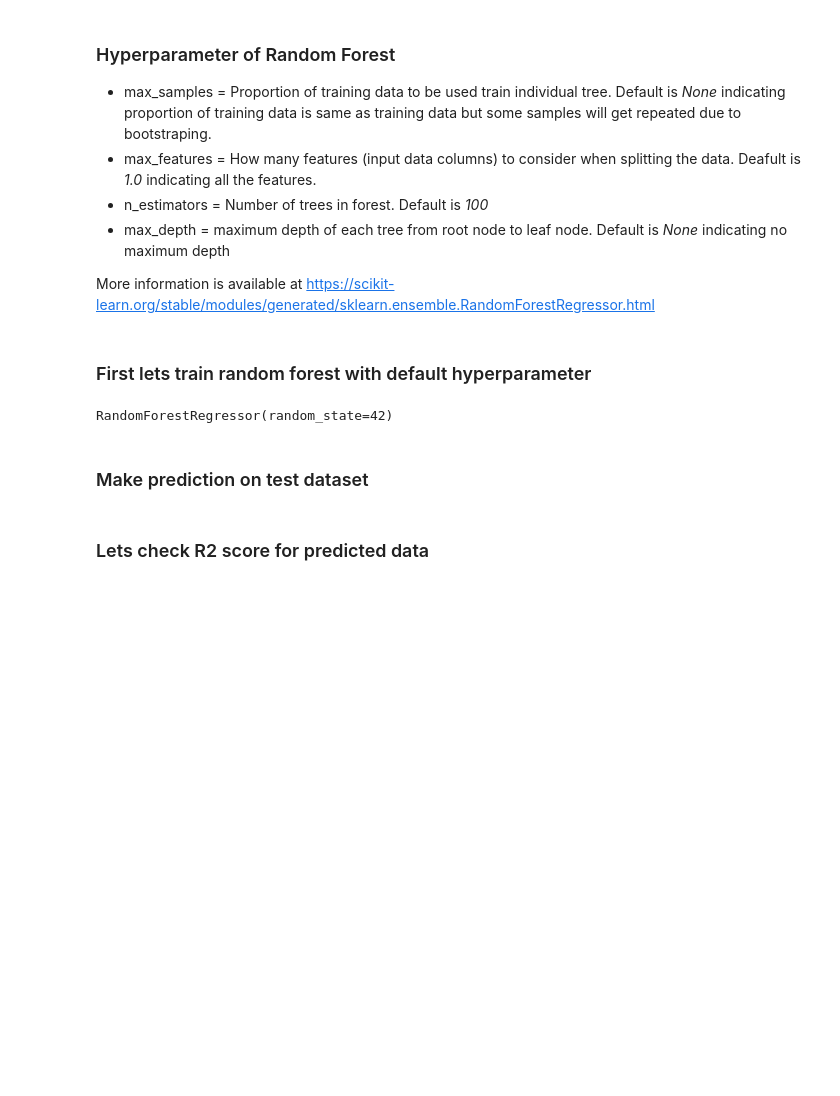
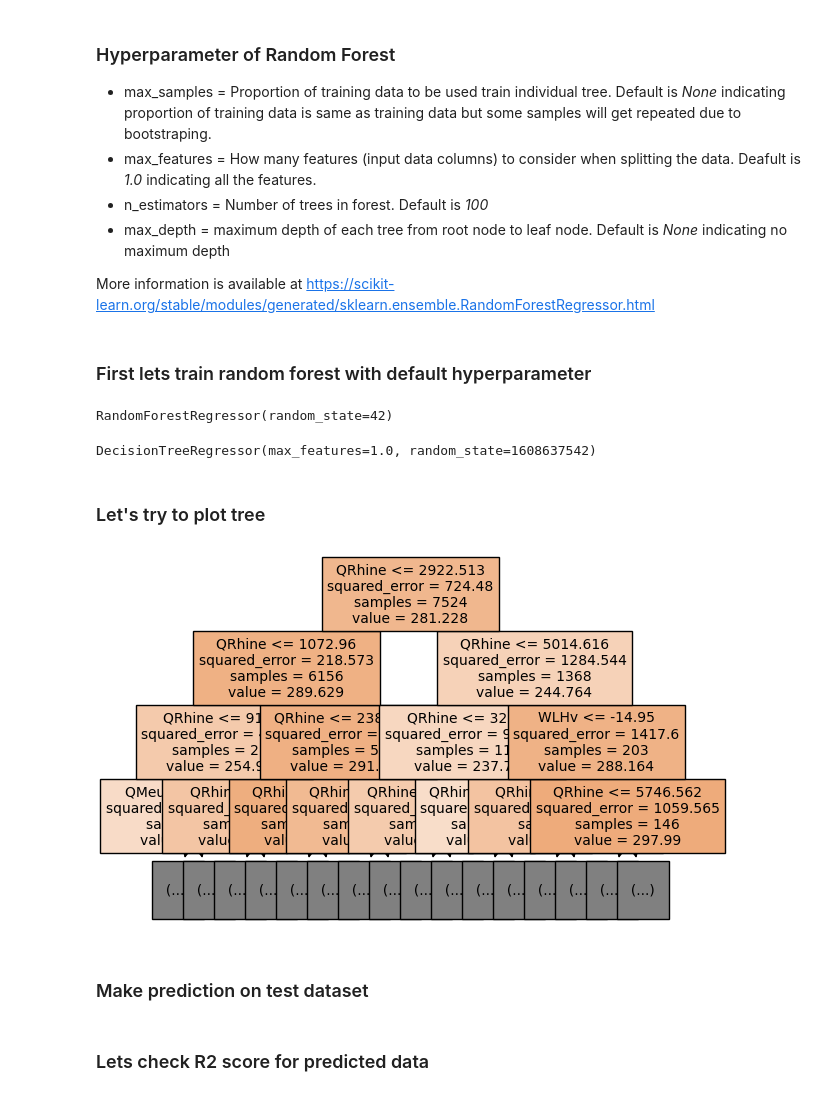
Before and after one commit to Jignesh1594/CodeGeoworkshop_02_understanding_RF, a Jupyter notebook: 1_understanding_RF.ipynb, the cells around one changed output. Saved outputs shown, nothing was run; the diff lists cells and outputs as text; code cells hidden in the pictures; blank space fills up the shorter version.

Commit message:
Added code to plot tree

```diff
--- a/1_understanding_RF.ipynb
+++ b/1_understanding_RF.ipynb
@@ -64,6 +67,21 @@ model_default = RandomForestRegressor(random_state=42)
 model_default.fit(X_train, y_train)
 # %% [output]
 RandomForestRegressor(random_state=42)
+# %%
+model_default.estimators_[0]
+# %% [output]
+DecisionTreeRegressor(max_features=1.0, random_state=1608637542)
+# %% [markdown]
+### Let's try to plot tree
+# %%
+from sklearn import tree
+tree.plot_tree(model_default.estimators_[0],
+              feature_names = input_data.columns,
+               max_depth=3,
+               filled = True,
+               fontsize = 10);
+# %% [output]
+[figure, added]
 # %% [markdown]
 ### Make prediction on test dataset
 # %%
```
Also changed, not shown: parts of 1 cell of this notebook.
